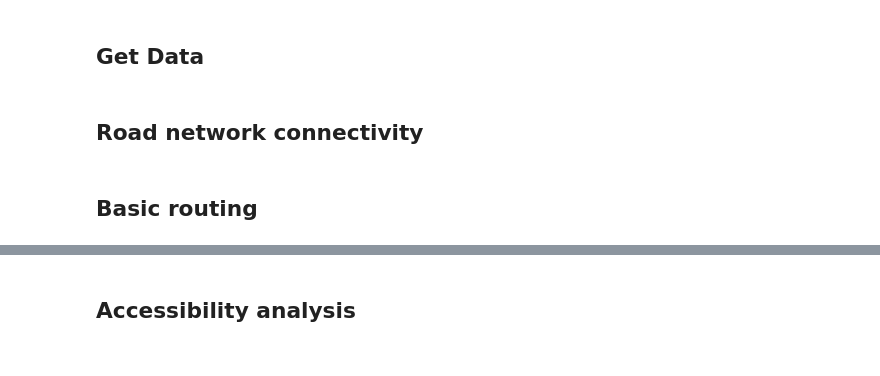
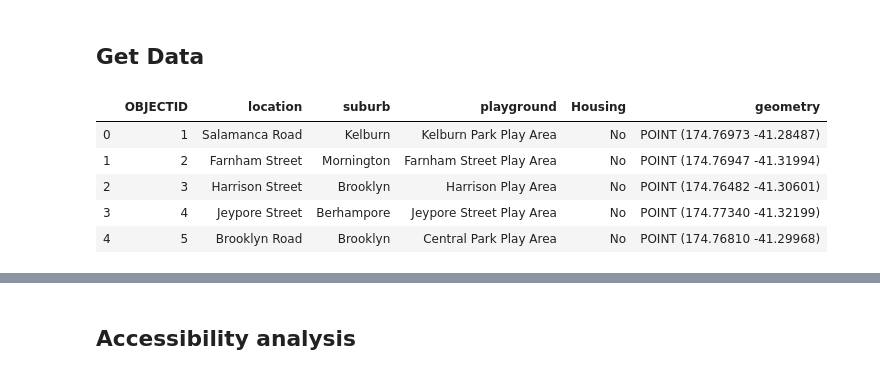
Before and after one commit to shriv/foss4g-workshop, a Jupyter notebook: notebooks/applications.ipynb, the cells around one changed output, grey strips where cells are left out. Saved outputs shown, nothing was run; the diff lists cells and outputs as text; code cells hidden in the pictures.

Commit message:
Added table prettification CSS and filling out content in applications

```diff
--- a/notebooks/applications.ipynb
+++ b/notebooks/applications.ipynb
@@ -117,7 +139,13 @@ G_drive_nodes_df, G_drive_edges_df = ox.graph_to_gdfs(G_drive)
 G_walk = ox.graph_from_bbox(north, south, east, west, network_type='walk')
 # Split the graph into node and edge dataframes
 G_walk_nodes_df, G_walk_edges_df = ox.graph_to_gdfs(G_walk)
-# %% [markdown]
-## Road network connectivity
-# %% [markdown]
-## Basic routing
+# %%
+# Read geospatial data of playgrounds
+wcc_playgrounds = gpd.read_file('zip://../data/WCC_Playgrounds.zip')
+# %% [output]
+|  | OBJECTID | location | suburb | playground | Housing | geometry |
+| 0 | 1 | Salamanca Road | Kelburn | Kelburn Park Play Area | No | POINT (174.76973 -41.28487) |
+| 1 | 2 | Farnham Street | Mornington | Farnham Street Play Area | No | POINT (174.76947 -41.31994) |
+| 2 | 3 | Harrison Street | Brooklyn | Harrison Play Area | No | POINT (174.76482 -41.30601) |
+| 3 | 4 | Jeypore Street | Berhampore | Jeypore Street Play Area | No | POINT (174.77340 -41.32199) |
+| 4 | 5 | Brooklyn Road | Brooklyn | Central Park Play Area | No | POINT (174.76810 -41.29968) |
```
Also changed, not shown: parts of 13 cells of this notebook, 1 other file.
